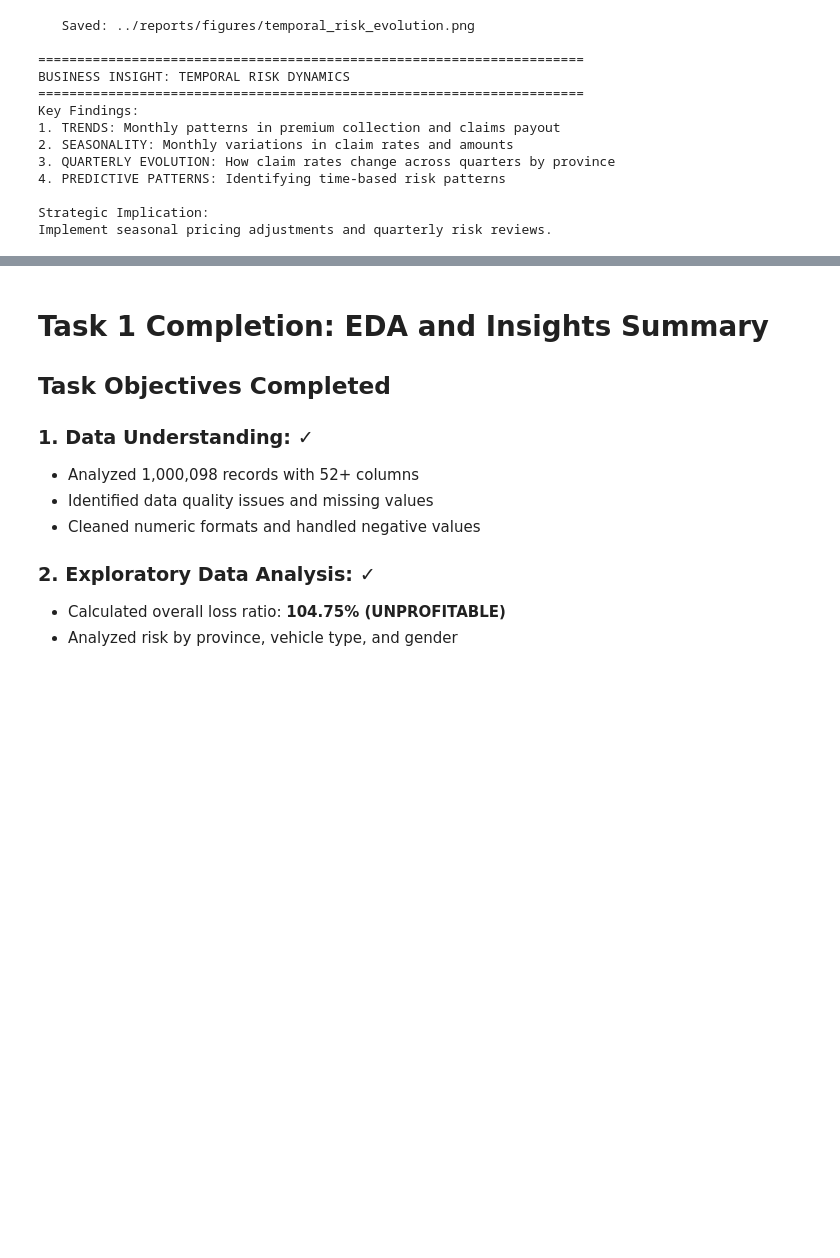
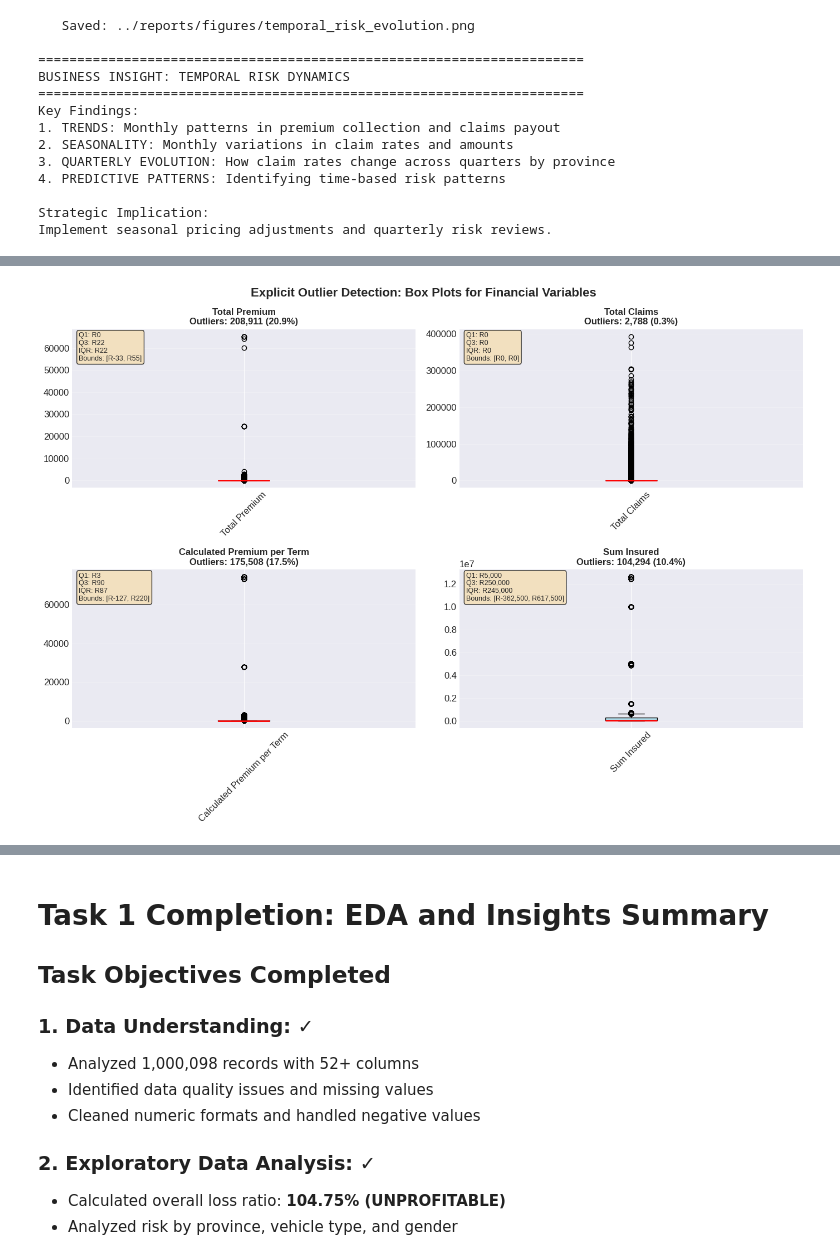
Before and after one commit to hann2004/kaim-week3-insurance-risk-analytics-acis, a Jupyter notebook: notebooks/01_eda_initial.ipynb, the cells around one changed output, grey strips where cells are left out. Drawn from its saved outputs; the diff is of its cells as text; code cells hidden in the pictures; blank space fills up the shorter version.

```diff
--- a/notebooks/01_eda_initial.ipynb
+++ b/notebooks/01_eda_initial.ipynb
@@ -1992,3 +1993,83 @@ Key Findings:
 
 Strategic Implication:
 Implement seasonal pricing adjustments and quarterly risk reviews.
+# %%
+#  Explicit Outlier Detection with Box Plots
+print("="*70)
+print("EXPLICIT OUTLIER DETECTION WITH BOX PLOTS")
+print("="*70)
+
+# Create box plots for key financial variables
+fig, axes = plt.subplots(2, 2, figsize=(14, 10))
+fig.suptitle('Explicit Outlier Detection: Box Plots for Financial Variables',
+             fontsize=16, fontweight='bold')
+
+# Variables to analyze
+outlier_vars = ['totalpremium', 'totalclaims', 'calculatedpremiumperterm', 'suminsured']
+titles = ['Total Premium', 'Total Claims', 'Calculated Premium per Term', 'Sum Insured']
+
+for idx, (var, title) in enumerate(zip(outlier_vars, titles)):
+    if var in df.columns:
+        row, col = idx // 2, idx % 2
+        ax = axes[row, col]
+
+        # Create box plot
+        bp = ax.boxplot(df[var].dropna(), vert=True, patch_artist=True)
+
+        # Customize box plot
+        bp['boxes'][0].set_facecolor('lightblue')
+        bp['medians'][0].set_color('red')
+        bp['medians'][0].set_linewidth(2)
+
+        # Calculate and display outlier statistics
+        q1 = df[var].quantile(0.25)
+        q3 = df[var].quantile(0.75)
+        iqr = q3 - q1
+        lower_bound = q1 - 1.5 * iqr
+        upper_bound = q3 + 1.5 * iqr
+
+        outliers = df[(df[var] < lower_bound) | (df[var] > upper_bound)]
+        outlier_count = len(outliers)
+        outlier_pct = (outlier_count / len(df)) * 100
+
+        # Add title with outlier info
+        ax.set_title(f'{title}\nOutliers: {outlier_count:,} ({outlier_pct:.1f}%)',
+                    fontsize=12, fontweight='bold')
+
+        # Add grid
+        ax.grid(True, alpha=0.3, axis='y')
+
+        # Rotate x-axis for readability
+        ax.set_xticklabels([title], rotation=45)
+
+        # Add statistics annotation
+        stats_text = f'Q1: R{q1:,.0f}\nQ3: R{q3:,.0f}\nIQR: R{iqr:,.0f}\nBounds: [R{lower_bound:,.0f}, R{upper_bound:,.0f}]'
+        ax.text(0.02, 0.98, stats_text, transform=ax.transAxes,
+               verticalalignment='top', fontsize=9,
+               bbox=dict(boxstyle='round', facecolor='wheat', alpha=0.8))
+
+plt.tight_layout()
+plt.savefig('../reports/figures/explicit_outlier_boxplots.png', dpi=300, bbox_inches='tight')
+plt.show()
+print("✅ Saved: ../reports/figures/explicit_outlier_boxplots.png")
+
+# Also create combined box plot for comparison
+plt.figure(figsize=(12, 6))
+data_to_plot = [df[var].dropna() for var in outlier_vars if var in df.columns]
+bp = plt.boxplot(data_to_plot, labels=outlier_vars, patch_artist=True)
+
+# Color boxes
+colors = ['lightblue', 'lightgreen', 'lightcoral', 'lightsalmon']
+for patch, color in zip(bp['boxes'], colors):
+    patch.set_facecolor(color)
+
+plt.title('Comparative Box Plot: Financial Variables with Outliers',
+          fontsize=14, fontweight='bold')
+plt.ylabel('Value (R)', fontsize=12)
+plt.xticks(rotation=45)
+plt.grid(True, alpha=0.3, axis='y')
+plt.tight_layout()
+plt.savefig('../reports/figures/comparative_outlier_boxplots.png', dpi=300, bbox_inches='tight')
+plt.show()
+print("✅ Saved: ../reports/figures/comparative_outlier_boxplots.png")
+# %% [output]
@@ -1994,0 +2079 @@ Implement seasonal pricing adjustments and quarterly risk reviews.
+[figure, added]
```
Also changed, not shown: parts of 3 cells of this notebook, 5 other files.
